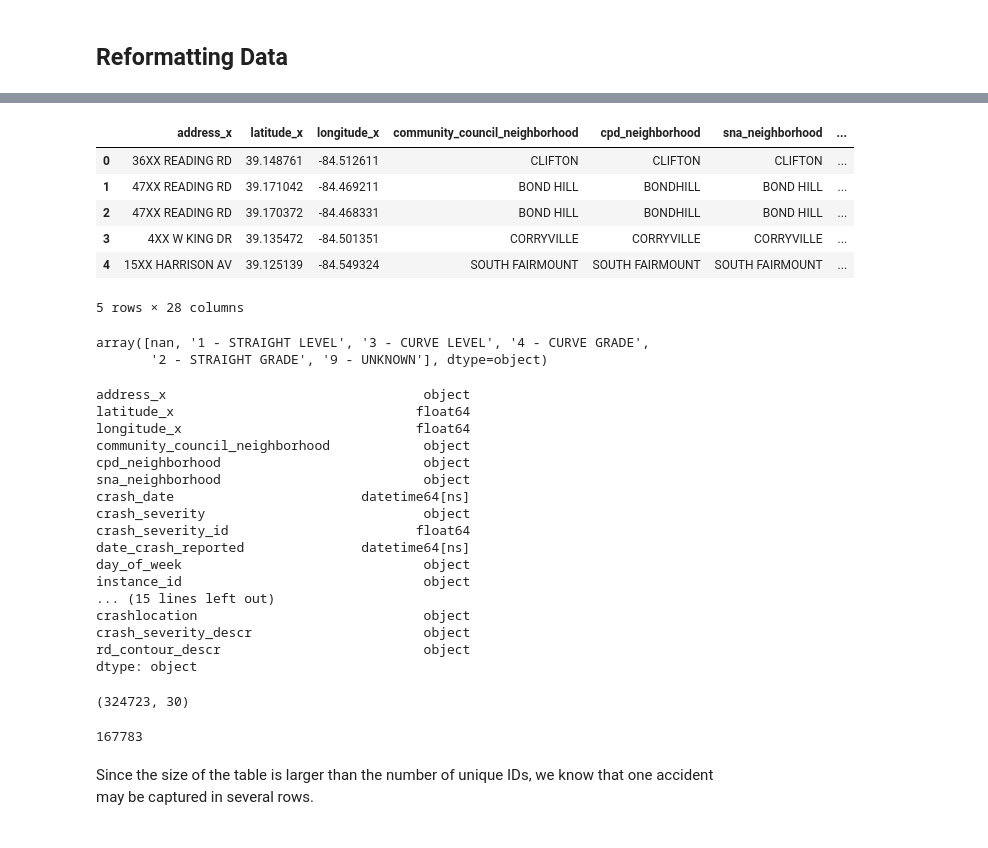
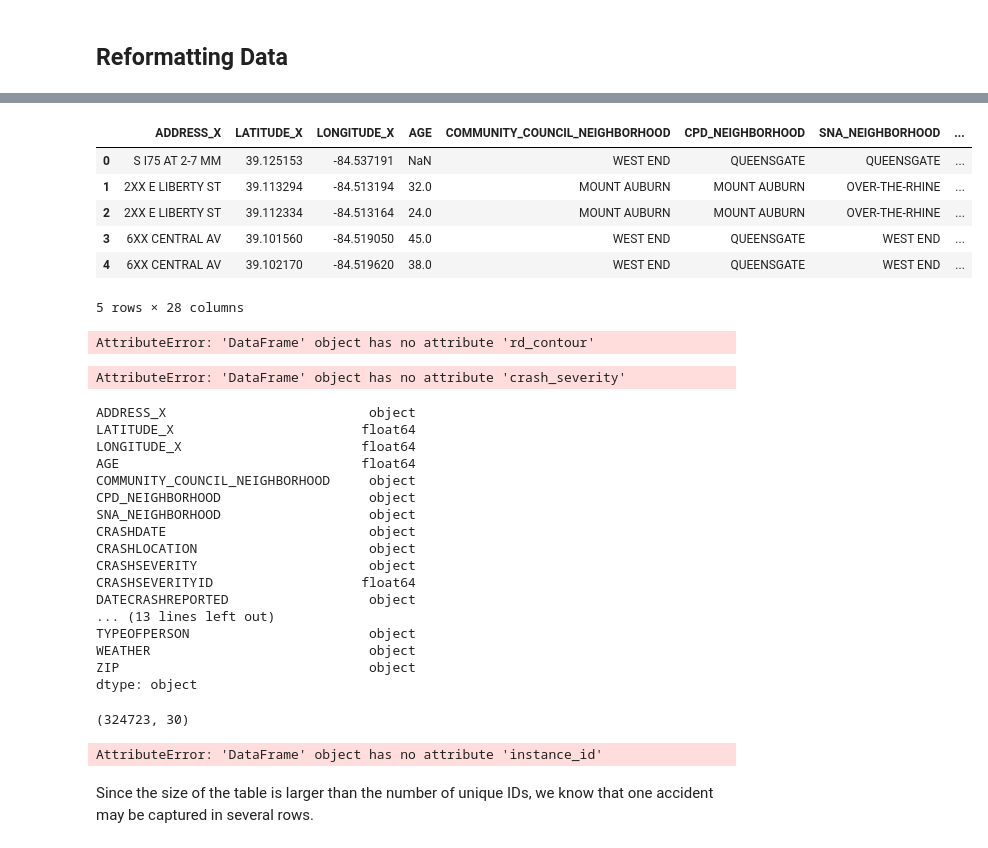
Before and after one commit to erntan/traffic_cincy, a Jupyter notebook: 00_exploration.ipynb, the cells around one changed output, grey strips where cells are left out. Drawn from its saved outputs; the diff is of its cells as text; code cells hidden in the pictures.

```diff
--- a/00_exploration.ipynb
+++ b/00_exploration.ipynb
@@ -53,4 +84,6 @@ crash_data = crash_raw
+# %%
+data = raw
 # %%
 # Converting strings to dates
-crash_data.loc[:, 'crashdate'] = pd.to_datetime(crash_data.crashdate)
-crash_data.loc[:, 'datecrashreported'] = pd.to_datetime(crash_data.datecrashreported)
+data.loc[:, 'crashdate'] = pd.to_datetime(data.crashdate)
+data.loc[:, 'datecrashreported'] = pd.to_datetime(data.datecrashreported)
@@ -57,6 +92,6 @@ crash_data.loc[:, 'datecrashreported'] = pd.to_datetime(crash_data.datecrashrepo
 # %%
 # Renaming to snake_case
-crash_data.rename(columns={'crashdate':'crash_date',
+data.rename(columns={'crashdate':'crash_date',
                            'crashseverity':'crash_severity',
                            'crashseverityid':'crash_severity_id',
                            'datecrashreported':'date_crash_reported',
@@ -75,6 +110,6 @@ crash_data.rename(columns={'crashdate':'crash_date',
                         inplace=True)
 # %%
 # Converting float zip codes to zip codes
-crash_data.loc[:,'zip'] = crash_data.zip.astype(str)
-crash_data.loc[:,'zip'] = crash_data.zip.str[:5]
+data.loc[:,'zip'] = data.zip.astype(str)
+data.loc[:,'zip'] = data.zip.str[:5]
 # %%
@@ -127,41 +151,42 @@ Name: address_x, Length: 324723, dtype: object
 # %%
-crash_data.head()
+data.head()
 # %% [output]
-|  | address_x | latitude_x | longitude_x | community_council_neighborhood | cpd_neighborhood | sna_neighborhood | ... |
-| 0 | 36XX READING RD | 39.148761 | -84.512611 | CLIFTON | CLIFTON | CLIFTON | ... |
-| 1 | 47XX READING RD | 39.171042 | -84.469211 | BOND HILL | BONDHILL | BOND HILL | ... |
-| 2 | 47XX READING RD | 39.170372 | -84.468331 | BOND HILL | BONDHILL | BOND HILL | ... |
-| 3 | 4XX W KING DR | 39.135472 | -84.501351 | CORRYVILLE | CORRYVILLE | CORRYVILLE | ... |
-| 4 | 15XX HARRISON AV | 39.125139 | -84.549324 | SOUTH FAIRMOUNT | SOUTH FAIRMOUNT | SOUTH FAIRMOUNT | ... |
+|  | ADDRESS_X | LATITUDE_X | LONGITUDE_X | AGE | COMMUNITY_COUNCIL_NEIGHBORHOOD | CPD_NEIGHBORHOOD | SNA_NEIGHBORHOOD | ... |
+| 0 | S I75 AT 2-7 MM | 39.125153 | -84.537191 | NaN | WEST END | QUEENSGATE | QUEENSGATE | ... |
+| 1 | 2XX E LIBERTY ST | 39.113294 | -84.513194 | 32.0 | MOUNT AUBURN | MOUNT AUBURN | OVER-THE-RHINE | ... |
+| 2 | 2XX E LIBERTY ST | 39.112334 | -84.513164 | 24.0 | MOUNT AUBURN | MOUNT AUBURN | OVER-THE-RHINE | ... |
+| 3 | 6XX CENTRAL AV | 39.101560 | -84.519050 | 45.0 | WEST END | QUEENSGATE | WEST END | ... |
+| 4 | 6XX CENTRAL AV | 39.102170 | -84.519620 | 38.0 | WEST END | QUEENSGATE | WEST END | ... |
 5 rows × 28 columns
 # %%
-crash_data.rd_contour.unique()
+data.rd_contour.unique()
 # %% [output]
-array([nan, '1 - STRAIGHT LEVEL', '3 - CURVE LEVEL', '4 - CURVE GRADE',
-       '2 - STRAIGHT GRADE', '9 - UNKNOWN'], dtype=object)
+AttributeError: 'DataFrame' object has no attribute 'rd_contour'
 # %%
 # Separate scores from descriptions
-crash_data[['crash_severity','crash_severity_descr']] = crash_data.crash_severity.str.split(pat = ' - ', expand=True)
-crash_data[['rd_contour','rd_contour_descr']] = crash_data.rd_contour.str.split(pat = ' - ', expand=True)
-crash_data.rd_contour = crash_data.rd_contour.astype('Int64')
+data[['crash_severity','crash_severity_descr']] = data.crash_severity.str.split(pat = ' - ', expand=True)
+data[['rd_contour','rd_contour_descr']] = data.rd_contour.str.split(pat = ' - ', expand=True)
+data.rd_contour = data.rd_contour.astype('Int64')
+# %% [output]
+AttributeError: 'DataFrame' object has no attribute 'crash_severity'
 # %%
-crash_data.dtypes
+data.dtypes
 # %% [output]
-address_x                                 object
-latitude_x                               float64
-longitude_x                              float64
-community_council_neighborhood            object
-cpd_neighborhood                          object
-sna_neighborhood                          object
-crash_date                        datetime64[ns]
-crash_severity                            object
-crash_severity_id                        float64
-date_crash_reported               datetime64[ns]
-day_of_week                               object
-instance_id                               object
-... (15 lines left out)
-crashlocation                             object
-crash_severity_descr                      object
-rd_contour_descr                          object
+ADDRESS_X                          object
+LATITUDE_X                        float64
+LONGITUDE_X                       float64
+AGE                               float64
+COMMUNITY_COUNCIL_NEIGHBORHOOD     object
+CPD_NEIGHBORHOOD                   object
+SNA_NEIGHBORHOOD                   object
+CRASHDATE                          object
+CRASHLOCATION                      object
+CRASHSEVERITY                      object
+CRASHSEVERITYID                   float64
+DATECRASHREPORTED                  object
+... (13 lines left out)
+TYPEOFPERSON                       object
+WEATHER                            object
+ZIP                                object
 dtype: object
 # %%
@@ -169,8 +194,8 @@ crash_data.shape
 # %% [output]
 (324723, 30)
 # %%
-len(crash_data.instance_id.unique())
+len(data.instance_id.unique())
 # %% [output]
-167783
+AttributeError: 'DataFrame' object has no attribute 'instance_id'
 # %% [markdown]
 Since the size of the table is larger than the number of unique IDs, we know that one accident may be captured in several rows.
```
Also changed, not shown: parts of 16 cells of this notebook.
